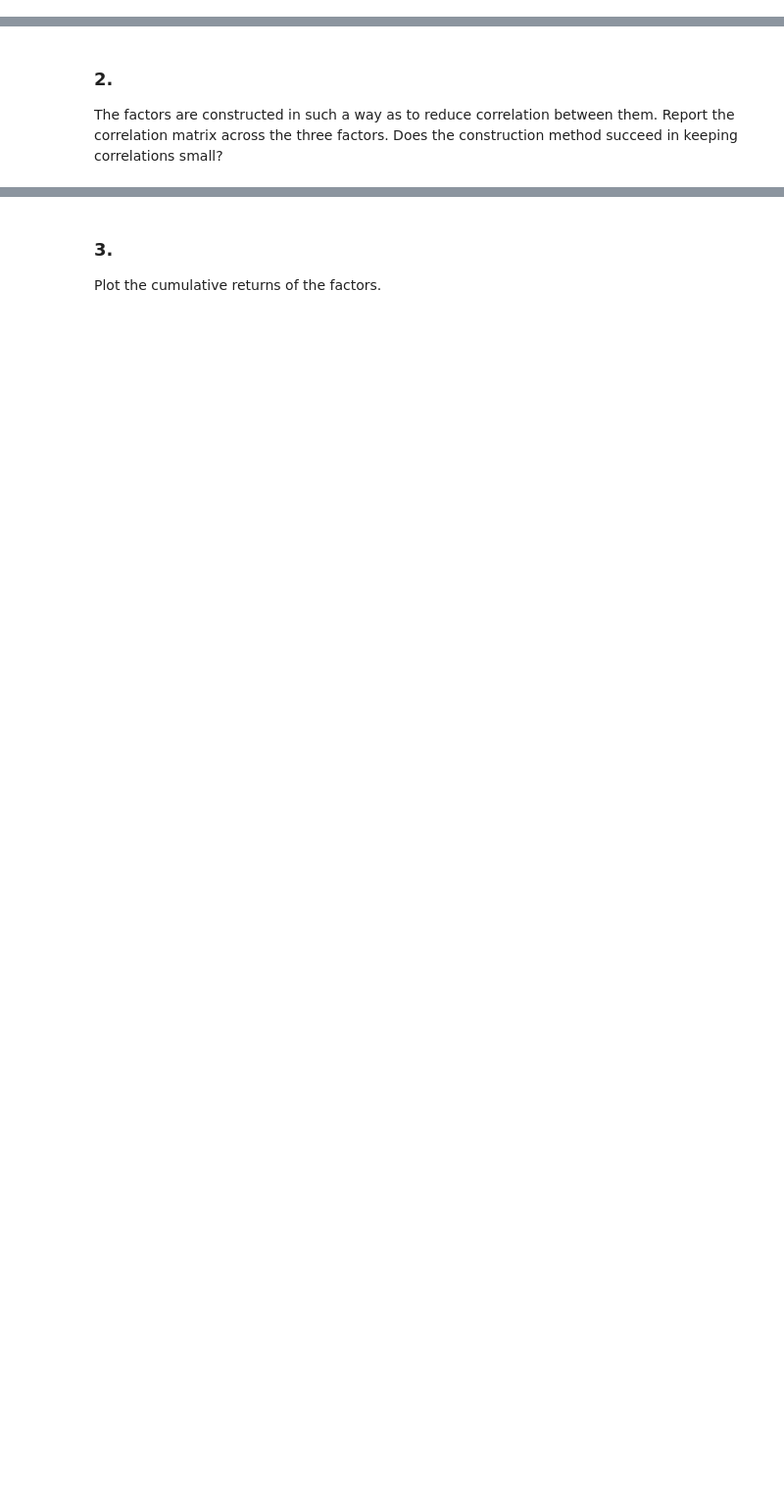
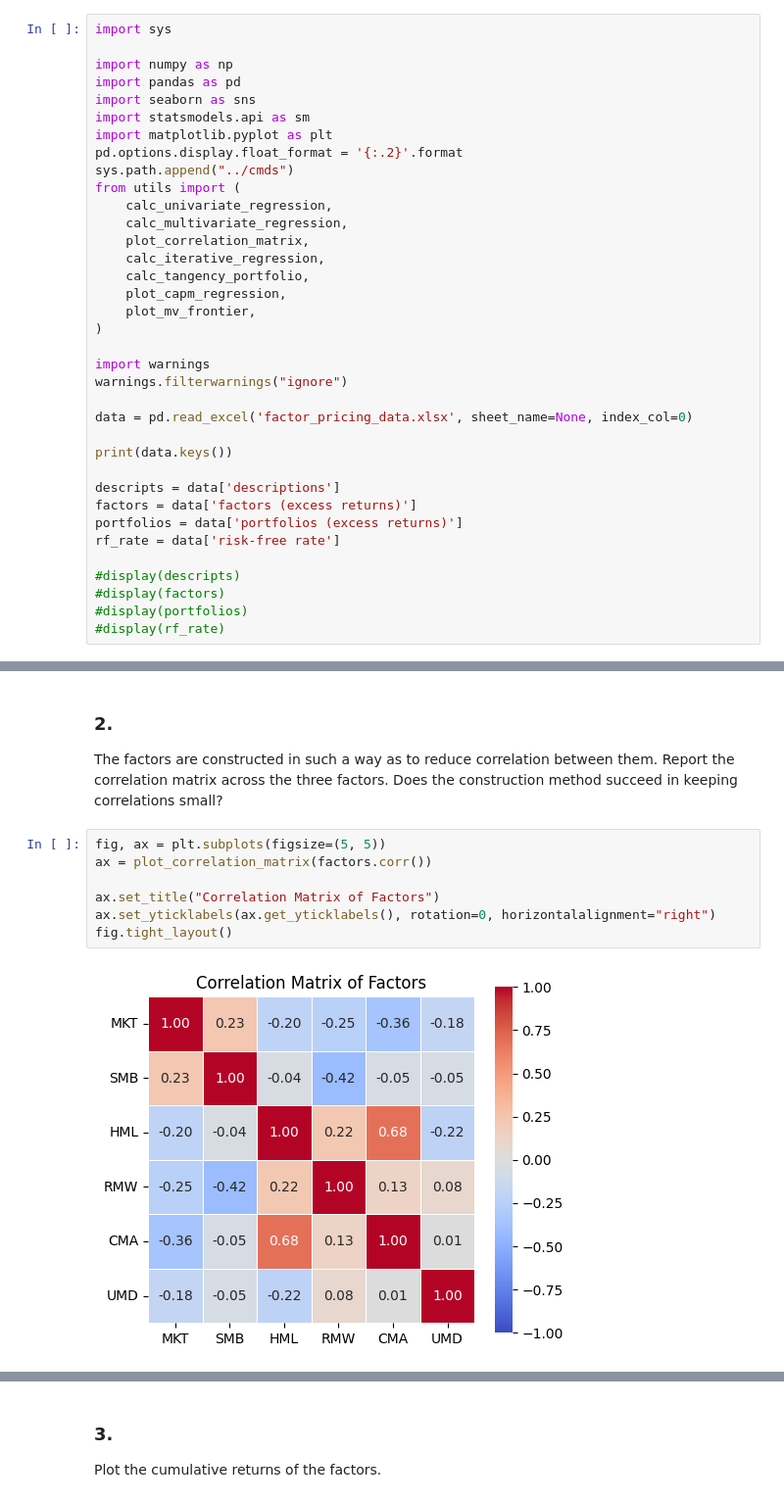
Before and after one commit to spknash/FINM-hw, a Jupyter notebook: HW3/hw3.ipynb, the cells around one changed output, grey strips where cells are left out. Shown at 98% size. Drawn from its saved outputs; the diff is of its cells as text; blank space fills up the shorter version.

```diff
--- a/HW3/hw3.ipynb
+++ b/HW3/hw3.ipynb
@@ -4,0 +7,36 @@
+# %%
+import sys
+
+import numpy as np
+import pandas as pd
+import seaborn as sns
+import statsmodels.api as sm
+import matplotlib.pyplot as plt
+pd.options.display.float_format = '{:.2}'.format
+sys.path.append("../cmds")
+from utils import (
+    calc_univariate_regression,
+    calc_multivariate_regression,
+    plot_correlation_matrix,
+    calc_iterative_regression,
+    calc_tangency_portfolio,
+    plot_capm_regression,
+    plot_mv_frontier,
+)
+
+import warnings
+warnings.filterwarnings("ignore")
+
+data = pd.read_excel('factor_pricing_data.xlsx', sheet_name=None, index_col=0)
+
+print(data.keys())
+
+descripts = data['descriptions']
+factors = data['factors (excess returns)']
+portfolios = data['portfolios (excess returns)']
+rf_rate = data['risk-free rate']
+
+#display(descripts)
+#display(factors)
+#display(portfolios)
+#display(rf_rate)
@@ -17,3 +83,12 @@ Calculate their univariate performance statistics:
 The factors are constructed in such a way as to reduce correlation between them.
 Report the correlation matrix across the three factors. Does the construction method succeed
 in keeping correlations small?
+# %%
+fig, ax = plt.subplots(figsize=(5, 5))
+ax = plot_correlation_matrix(factors.corr())
+
+ax.set_title("Correlation Matrix of Factors")
+ax.set_yticklabels(ax.get_yticklabels(), rotation=0, horizontalalignment="right")
+fig.tight_layout()
+# %% [output]
+[figure, added]
```
Also changed, not shown: parts of 14 cells of this notebook.
